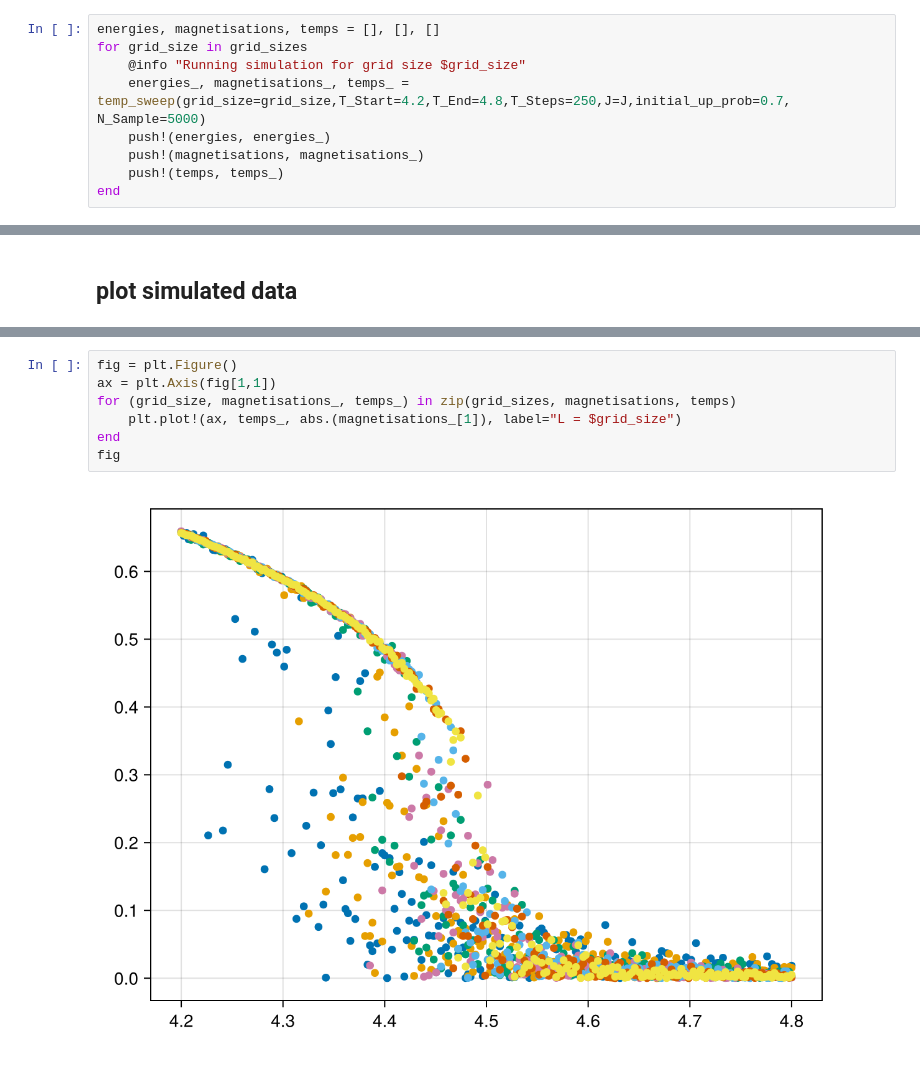
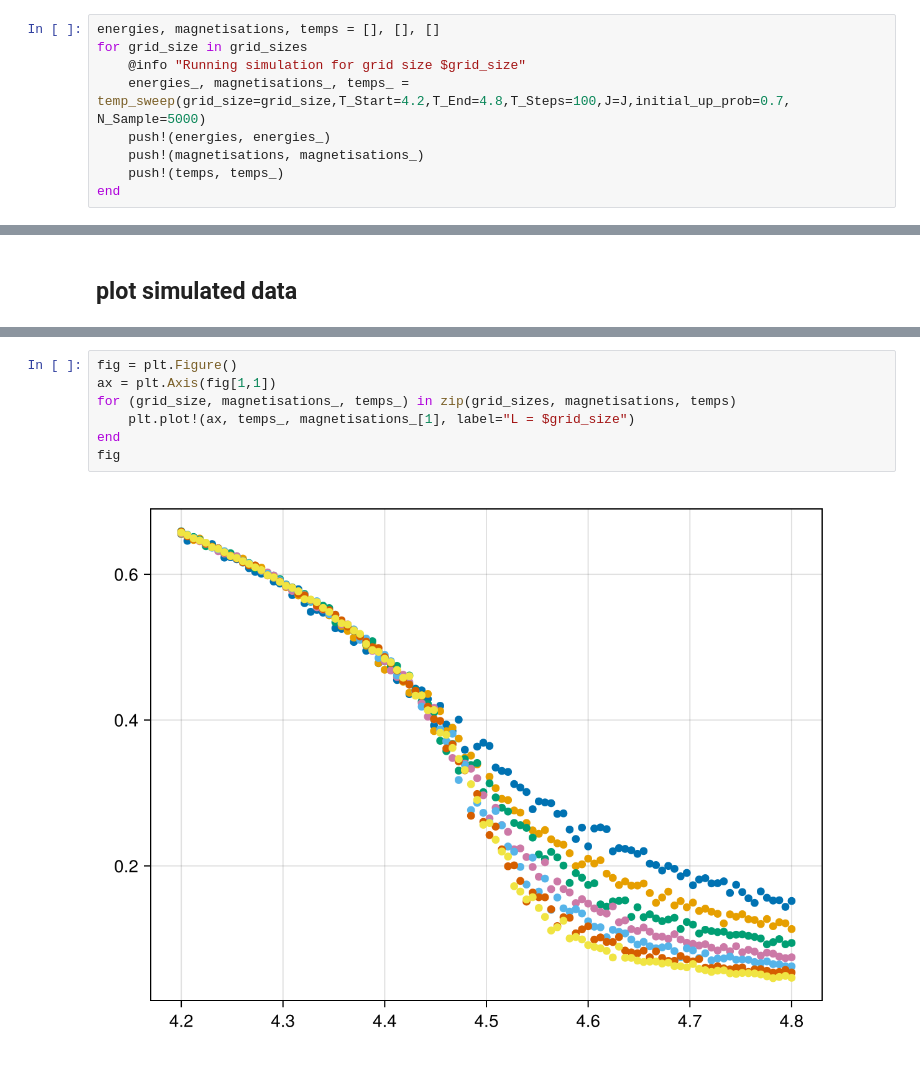
Before and after one commit to emhl/CoPhy3, a Jupyter notebook: ex02/notebooks/simulate_grid_sizes.ipynb, the cells around one changed output, grey strips where cells are left out. Saved outputs shown, nothing was run; the diff lists cells and outputs as text.

Commit message:
rerun simulation for many grid sizes

```diff
--- a/ex02/notebooks/simulate_grid_sizes.ipynb
+++ b/ex02/notebooks/simulate_grid_sizes.ipynb
@@ -25,7 +25,7 @@ grid_sizes = [10, 12, 14, 16, 18, 20, 22]
 energies, magnetisations, temps = [], [], []
 for grid_size in grid_sizes
     @info "Running simulation for grid size $grid_size"
-    energies_, magnetisations_, temps_ = temp_sweep(grid_size=grid_size,T_Start=4.2,T_End=4.8,T_Steps=250,J=J,initial_up_prob=0.7, N_Sample=5000)
+    energies_, magnetisations_, temps_ = temp_sweep(grid_size=grid_size,T_Start=4.2,T_End=4.8,T_Steps=100,J=J,initial_up_prob=0.7, N_Sample=5000)
     push!(energies, energies_)
     push!(magnetisations, magnetisations_)
     push!(temps, temps_)
@@ -61,12 +61,12 @@ fig
 # %%
 fig = plt.Figure()
 ax = plt.Axis(fig[1,1])
 for (grid_size, magnetisations_, temps_) in zip(grid_sizes, magnetisations, temps)
-    plt.plot!(ax, temps_, abs.(magnetisations_[1]), label="L = $grid_size")
+    plt.plot!(ax, temps_, magnetisations_[1], label="L = $grid_size")
 end
 fig
 # %% [output]
-[figure, old version]
+[figure, new version]
 # %%
 fig = plt.Figure()
 ax = plt.Axis(fig[1,1])
```
Also changed, not shown: parts of 2 cells of this notebook, 1 other file.
